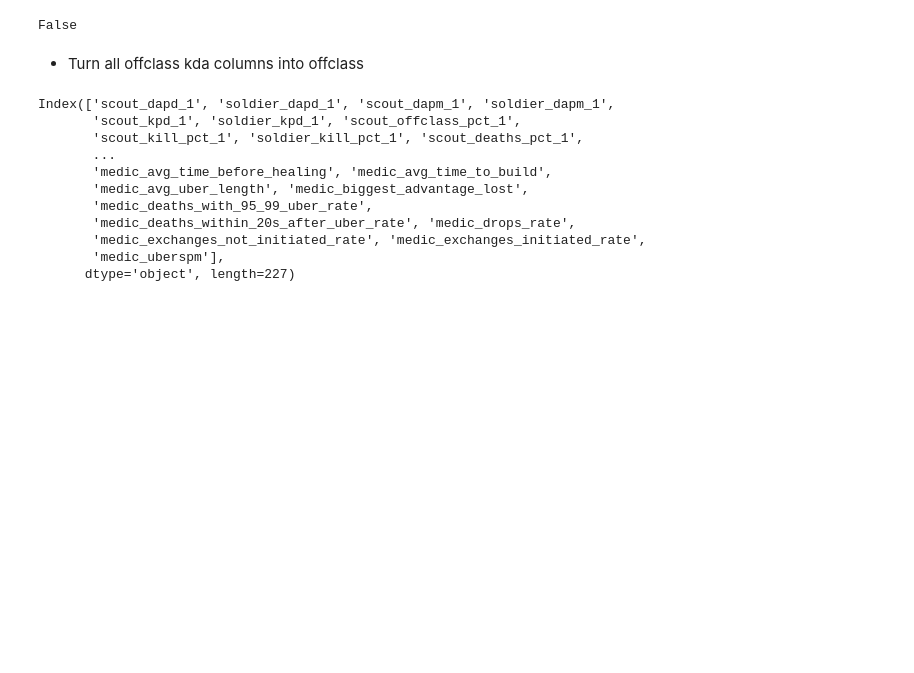
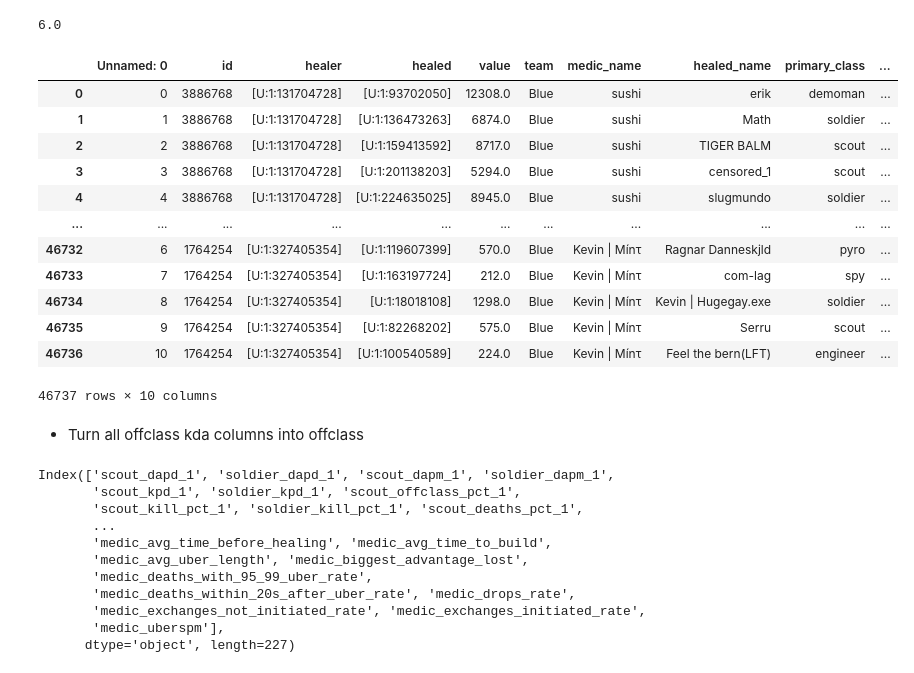
Before and after one commit to ebtrout/tf2_data_vis, a Jupyter notebook: datasets for vis.ipynb, the cells around one changed output. Drawn from its saved outputs; the diff is of its cells as text; code cells hidden in the pictures; blank space fills up the shorter version.

Commit message:
FIx player rounds

```diff
--- a/datasets for vis.ipynb
+++ b/datasets for vis.ipynb
@@ -17,10 +17,32 @@ healspread = pd.read_csv("data/healspread.csv")
 
 model_ready_data = joblib.load("data/pkls/model_ready_data_dict.pkl")
 X = model_ready_data['X']
+# %%
+10585524 / 1764254
+# %% [output]
+6.0
 # %%
-"cpcpm" in X.columns
+total_heal = healspread.groupby(['id','team'])[['value']].sum().reset_index()
+
+total_heal.rename(columns = {"value":"total_heal"},inplace = True)
+
+healspread = healspread.merge(total_heal,on =['id','team'])
+
+healspread['pct_heal'] = healspread['value'].div(healspread['total_heal']).astype(float).round(4)
 # %% [output]
+|  | Unnamed: 0 | id | healer | healed | value | team | medic_name | healed_name | primary_class | ... |
+| 0 | 0 | 3886768 | [U:1:131704728] | [U:1:93702050] | 12308.0 | Blue | sushi | erik | demoman | ... |
+| 1 | 1 | 3886768 | [U:1:131704728] | [U:1:136473263] | 6874.0 | Blue | sushi | Math | soldier | ... |
+| 2 | 2 | 3886768 | [U:1:131704728] | [U:1:159413592] | 8717.0 | Blue | sushi | TIGER BALM | scout | ... |
+| 3 | 3 | 3886768 | [U:1:131704728] | [U:1:201138203] | 5294.0 | Blue | sushi | censored_1 | scout | ... |
+| 4 | 4 | 3886768 | [U:1:131704728] | [U:1:224635025] | 8945.0 | Blue | sushi | slugmundo | soldier | ... |
+| ... | ... | ... | ... | ... | ... | ... | ... | ... | ... | ... |
+| 46732 | 6 | 1764254 | [U:1:327405354] | [U:1:119607399] | 570.0 | Blue | Kevin | Mínτ | Ragnar Danneskjld | pyro | ... |
+| 46733 | 7 | 1764254 | [U:1:327405354] | [U:1:163197724] | 212.0 | Blue | Kevin | Mínτ | com-lag | spy | ... |
+| 46734 | 8 | 1764254 | [U:1:327405354] | [U:1:18018108] | 1298.0 | Blue | Kevin | Mínτ | Kevin | Hugegay.exe | soldier | ... |
+| 46735 | 9 | 1764254 | [U:1:327405354] | [U:1:82268202] | 575.0 | Blue | Kevin | Mínτ | Serru | scout | ... |
+| 46736 | 10 | 1764254 | [U:1:327405354] | [U:1:100540589] | 224.0 | Blue | Kevin | Mínτ | Feel the bern(LFT) | engineer | ... |
-False
+46737 rows × 10 columns
 # %% [markdown]
 * Turn all offclass kda columns into offclass
 # %%
```
Also changed, not shown: 12 other files.
